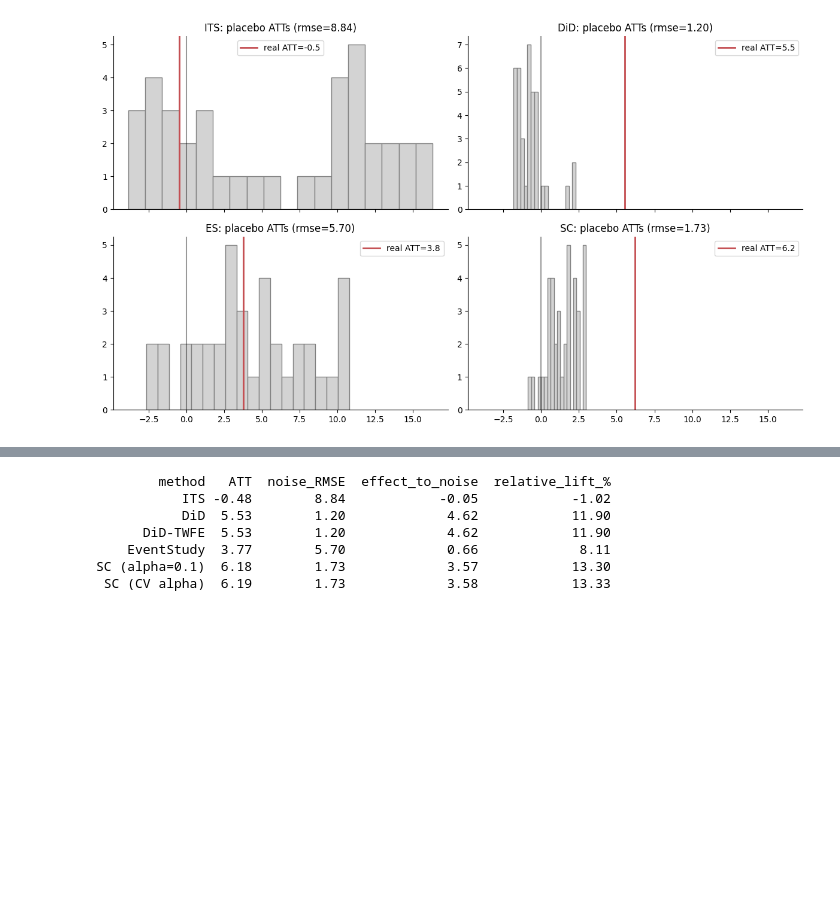
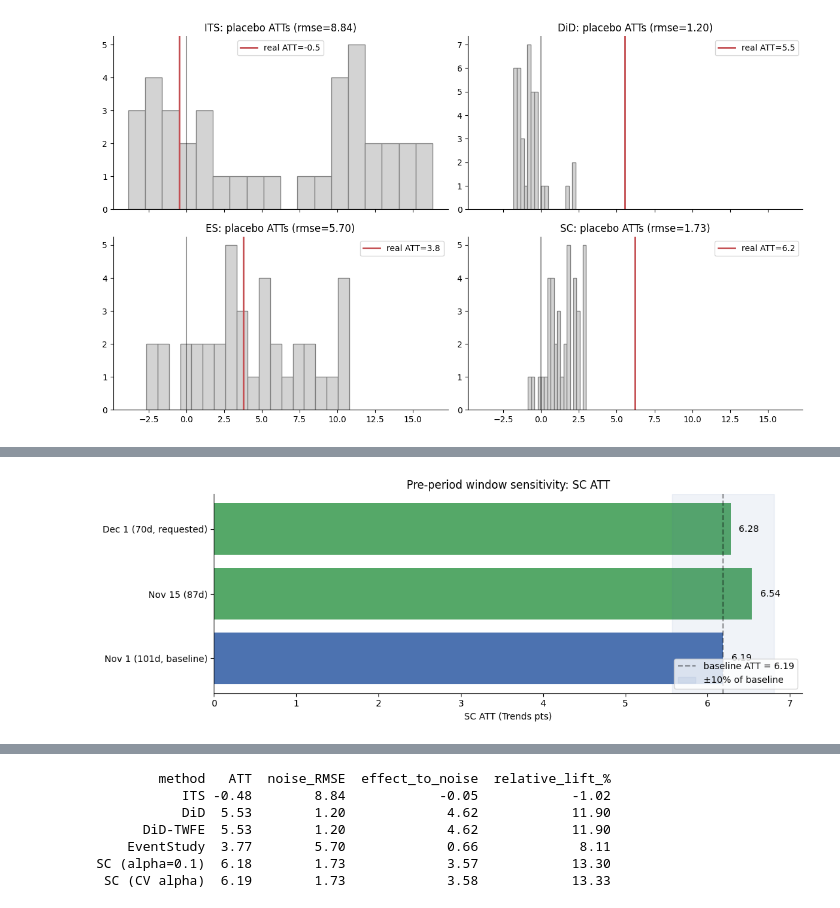
Before and after one commit to celdredge/udacity-nerdwallet-causal-inference, a Jupyter notebook: nerdwallet_causal_analysis.ipynb, the cells around one changed output, grey strips where cells are left out. Cells and saved outputs as stored; diff of their text form; code cells hidden in the pictures; blank space fills up the shorter version.

Commit message:
Add sensitivity analysis per reviewer feedback

```diff
--- a/nerdwallet_causal_analysis.ipynb
+++ b/nerdwallet_causal_analysis.ipynb
@@ -613,0 +679,14 @@ SC   1.42  1.01  1.73
+# %%
+fig, ax = plt.subplots(figsize=(11, 4))
+ax.barh(window_df['window'], window_df['ATT'],
+        color=['C0' if 'baseline' in w else 'C2' for w in window_df['window']])
+ax.axvline(baseline_att, ls='--', color='k', alpha=0.4, label=f'baseline ATT = {baseline_att:.2f}')
+# Reviewer's ±10% band
+ax.axvspan(0.9 * baseline_att, 1.1 * baseline_att, color='C0', alpha=0.08, label='±10% of baseline')
+for i, (w, a) in enumerate(zip(window_df['window'], window_df['ATT'])):
+    ax.text(a + 0.1, i, f'{a:.2f}', va='center', fontsize=10)
+ax.set_xlabel('SC ATT (Trends pts)')
+ax.set_title('Pre-period window sensitivity: SC ATT')
+ax.legend(loc='lower right'); plt.tight_layout(); plt.show()
+# %% [output]
+[figure, added]
```
Also changed, not shown: parts of 10 cells of this notebook.
